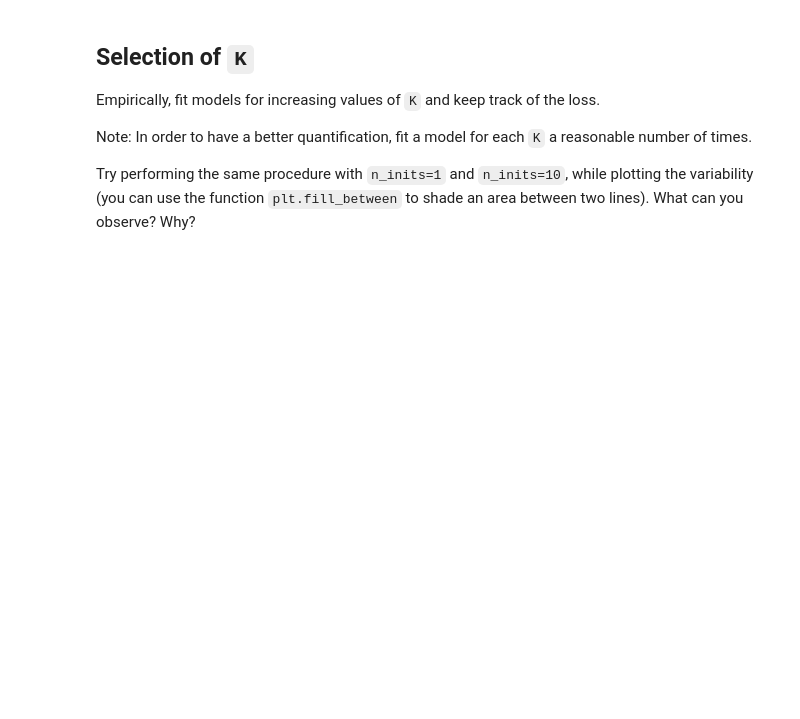
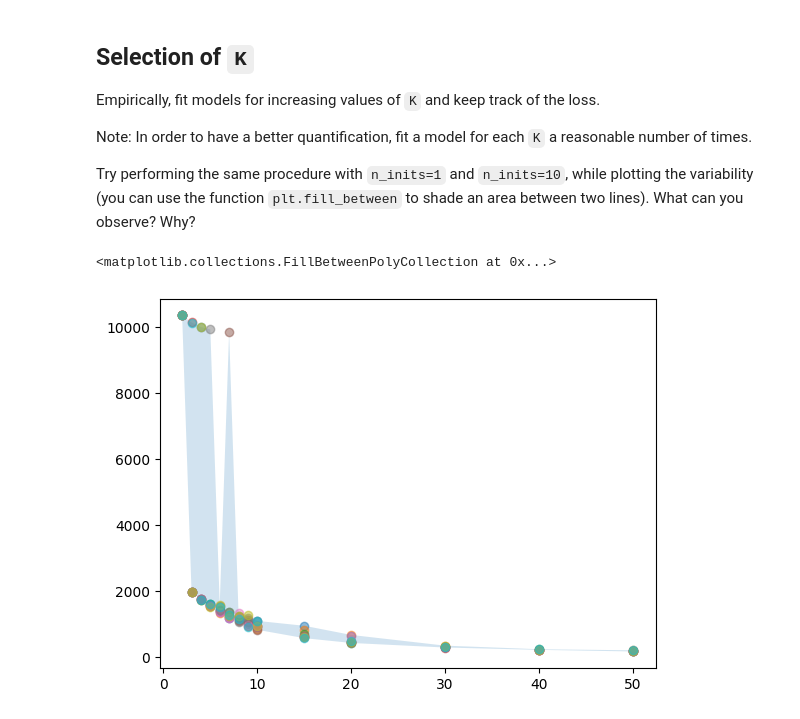
Before and after one commit to FritNik/MasterKL, a Jupyter notebook: Mathematical Methods of AI/Exercises/HandsOn03 Clustering/0_kmeans.ipynb, the cells around one changed output. Drawn from its saved outputs; the diff is of its cells as text; code cells hidden in the pictures; blank space fills up the shorter version.

```diff
--- a/Mathematical Methods of AI/Exercises/HandsOn03 Clustering/0_kmeans.ipynb
+++ b/Mathematical Methods of AI/Exercises/HandsOn03 Clustering/0_kmeans.ipynb
@@ -35,9 +37,13 @@ The necessary methods are:
 For more information, see https://scikit-learn.org/stable/developers/develop.html
 # %%
 class KMeansDemo:
-    def __init__(self, random_state=None):
+    def __init__(self, random_state=None, K=3, max_iters=100, tol = 1e-4, n_init = 10):
         #... TODO: add the other parameters...
         self.random_state = np.random.RandomState(random_state)
+        self.K = K
+        self.max_iters = max_iters
+        self.tol = tol
+        self.n_init = n_init
 
     def _init_centroids(self,X):
         centroids = self.random_state.choice(X.shape[0], size=self.K, replace=False)
@@ -57,9 +63,13 @@ class KMeansDemo:
 
                 # you can use `cdist` to compute distances and `np.argmin` to select closest.
                 # ...
+                distances = cdist(X, C, metric='sqeuclidean')
+                gamma = np.zeros((n_samples, self.K))
+                closest_indices = np.argmin(distances, axis=1)
+                gamma[np.arange(n_samples), closest_indices] = 1 # T kreuz K Matrix
 
                 # Keep track of the loss by summing the distances for the closest indices
-                loss = 0 #TODO: change here
+                loss = np.sum(distances[np.arange(n_samples), closest_indices])
                 history.append(loss)
 
                 # Sufficient decrease, stop the loop
@@ -67,6 +77,7 @@ class KMeansDemo:
                     break
 
                 # Update C with the mean value of the points with respective affiliations
+                C = (gamma.T @ X) / gamma.sum(axis=0)[:, None]
 
             final_loss = history[-1]
 
@@ -120,14 +141,23 @@ Note: In order to have a better quantification, fit a model for each `K` a reaso
 
 Try performing the same procedure with `n_inits=1` and `n_inits=10`, while plotting the variability (you can use the function `plt.fill_between` to shade an area between two lines). What can you observe? Why?
 # %%
+#We need to test several starting values for each K
+#adapt n_init to see
 K_values = [2,3,4,5,6,7,8,9,10,15,20,30,40,50]
 n_reps = 10
 losses = np.zeros((n_reps, len(K_values)))
 
 for idx_K,K in enumerate(K_values):
     for n in range(n_reps):
         # Fit model, store loss
+        model_fit = KMeansDemo(K = K, n_init=1).fit(X)
+        losses[n, idx_K] = model_fit.loss_history_[-1]
         pass
 
 
 # Plot...
+plt.plot(K_values, losses.T, 'o', alpha=0.5)
+plt.fill_between(K_values, np.min(losses, axis=0), np.max(losses, axis=0), alpha=0.2)
+# %% [output]
+<matplotlib.collections.FillBetweenPolyCollection at 0x...>
+[figure, added]
```
Also changed, not shown: parts of 3 cells of this notebook, 3 other files.
